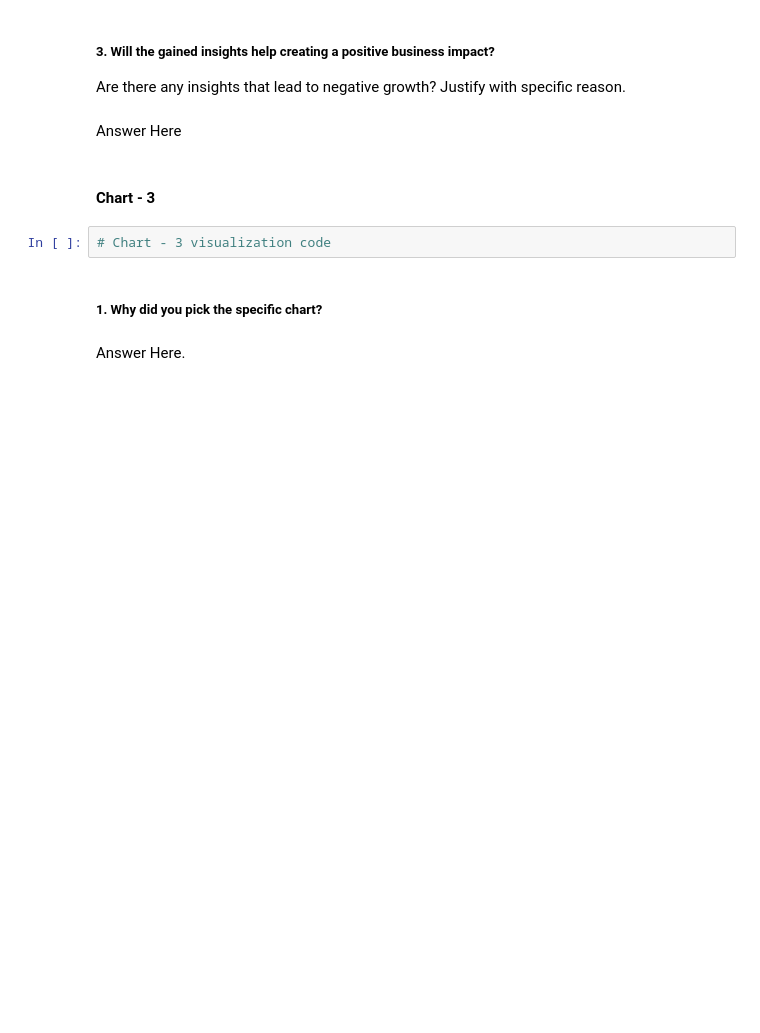
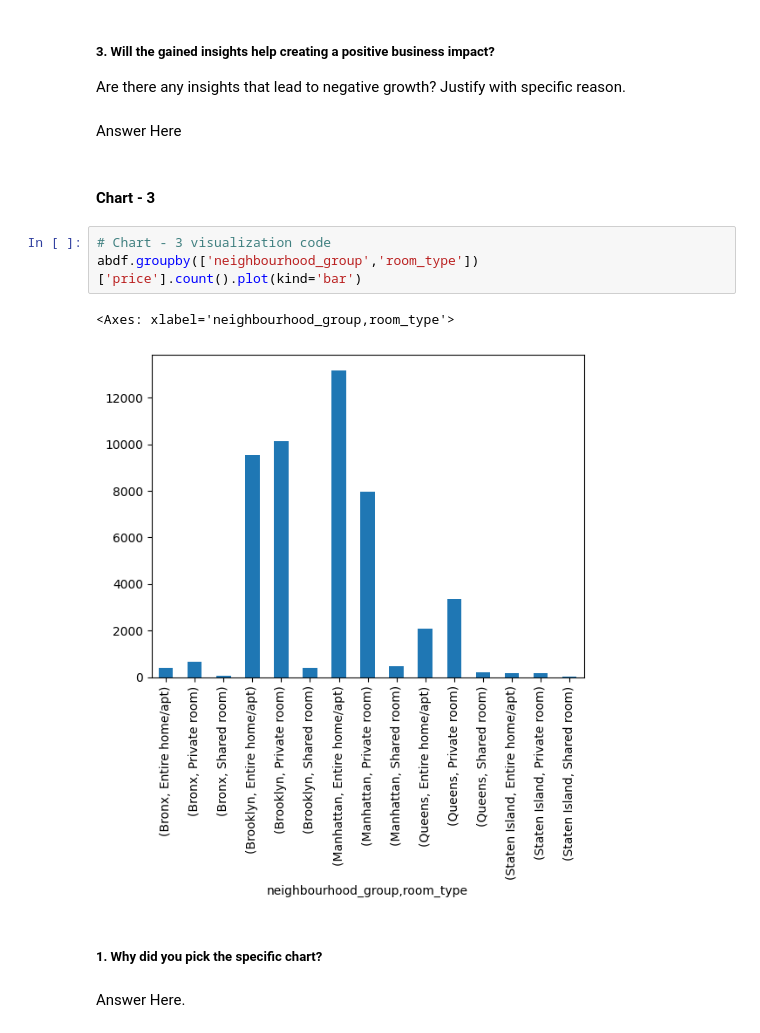
Before and after one commit to nirml08/EDA-Notebooks, a Jupyter notebook: EDA_Airbnb.ipynb, the cells around one changed output. Saved outputs shown, nothing was run; the diff lists cells and outputs as text; blank space fills up the shorter version.

```diff
--- a/EDA_Airbnb.ipynb
+++ b/EDA_Airbnb.ipynb
@@ -283,6 +369,10 @@ Answer Here
 #### Chart - 3
 # %%
 # Chart - 3 visualization code
+abdf.groupby(['neighbourhood_group','room_type'])['price'].count().plot(kind='bar')
+# %% [output]
+<Axes: xlabel='neighbourhood_group,room_type'>
+[figure, added]
 # %% [markdown]
 ##### 1. Why did you pick the specific chart?
 # %% [markdown]
```
Also changed, not shown: parts of 15 cells of this notebook.
